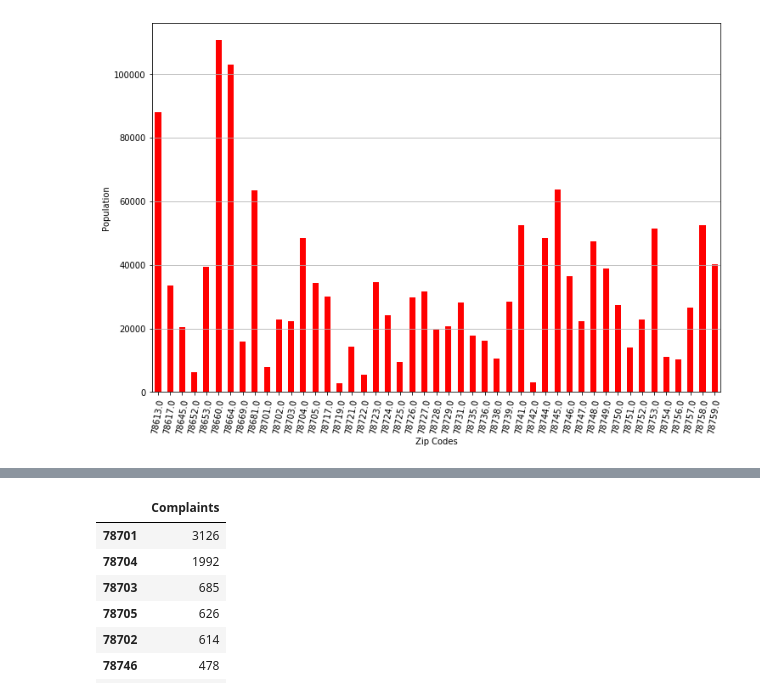
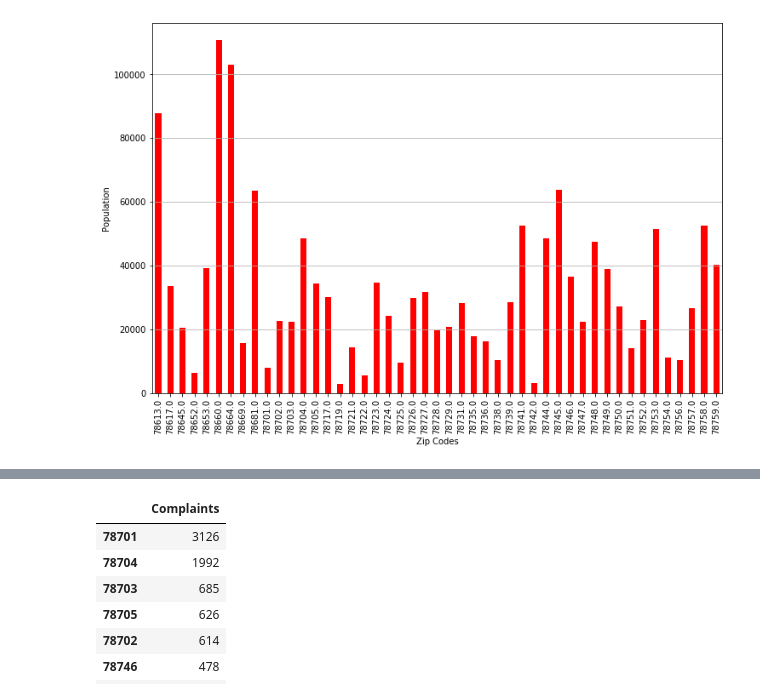
Before and after one commit to JansenKat/Scooters_In_Austin_Data_Analysis, a Jupyter notebook: resources/group_by_zip.ipynb, the cells around one changed output, grey strips where cells are left out. Cells and saved outputs as stored; diff of their text form; code cells hidden in the pictures.

```diff
--- a/resources/group_by_zip.ipynb
+++ b/resources/group_by_zip.ipynb
@@ -40,13 +40,13 @@ zip
 Name: population, dtype: int64
 # %%
 pop_df.plot(kind = 'bar', color = 'red', figsize = (12,8))
-plt.xticks(rotation=80)
+plt.xticks(rotation=90)
 plt.xlabel('Zip Codes')
 plt.ylabel('Population')
 plt.grid(axis = 'y')
 plt.show()
 # %% [output]
-[figure, old version]
+[figure, new version]
 # %%
 cleandf = pd.read_csv('311data.csv')
 #df_backup = df
```
Also changed, not shown: parts of 7 cells of this notebook.
